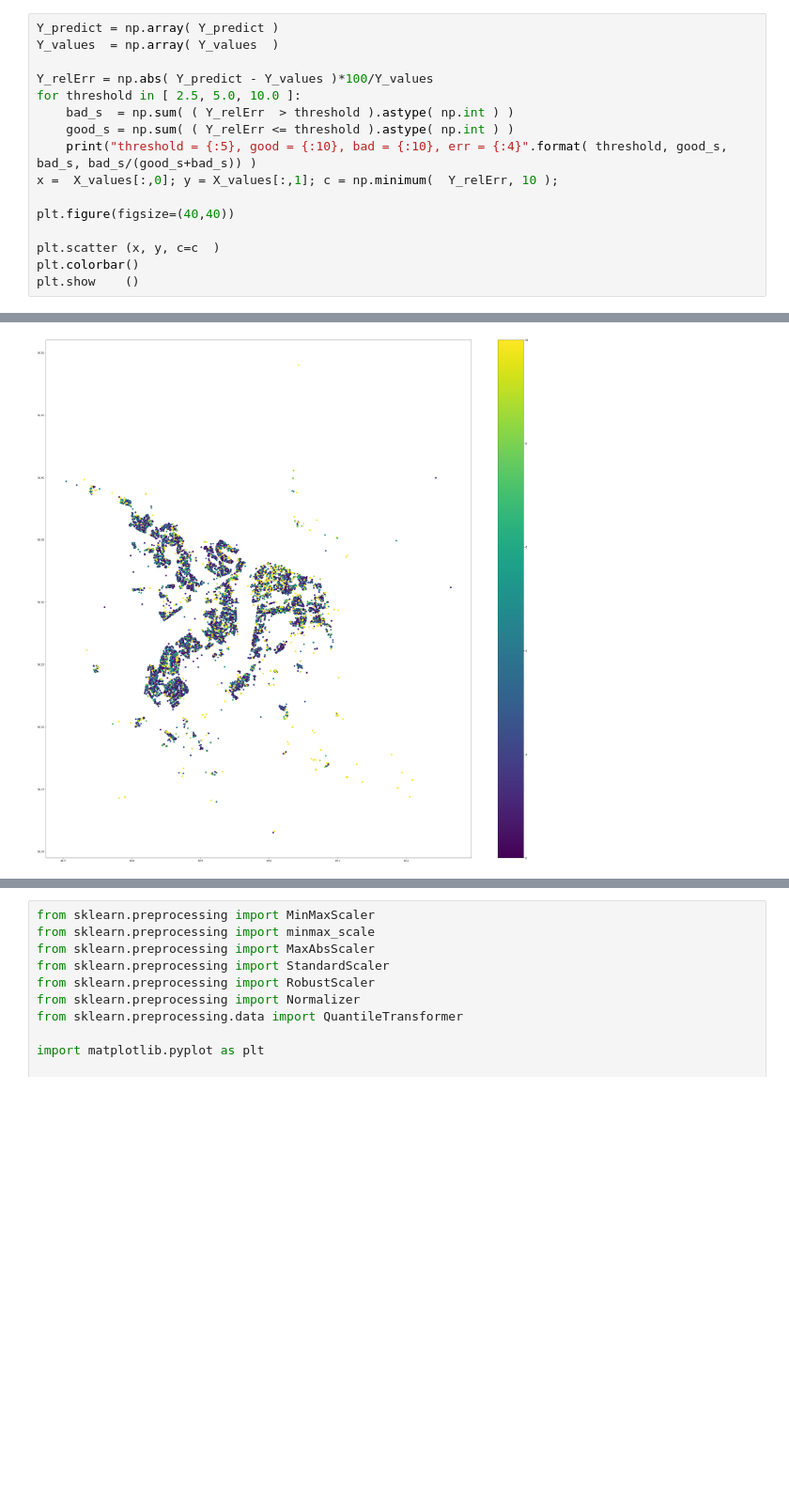
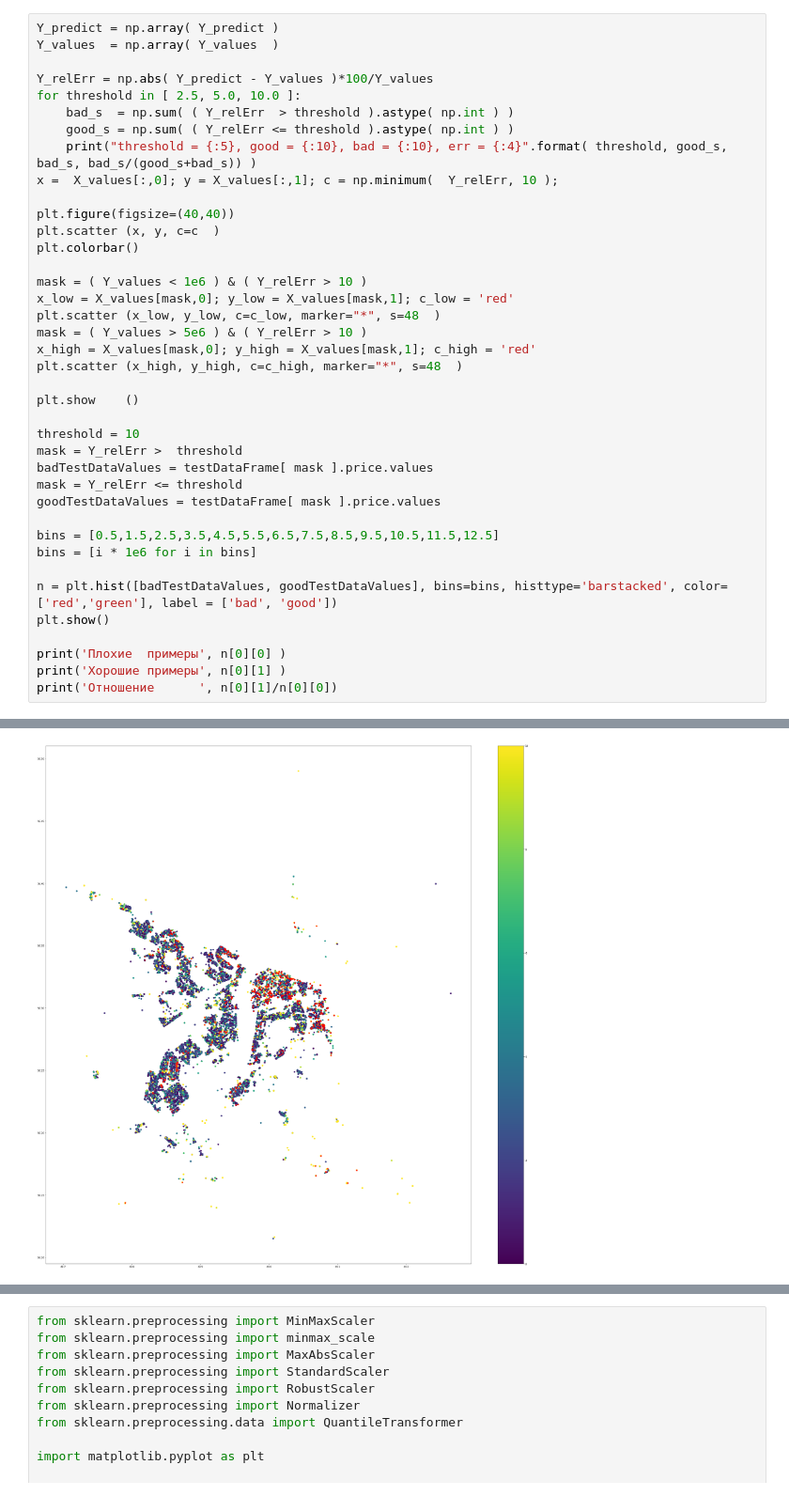
Before and after one commit to SergeyMalashenko/GEO_GID, a Jupyter notebook: checkModel.ipynb, the cells around one changed output, grey strips where cells are left out. Shown at 94% size. Drawn from its saved outputs; the diff is of its cells as text; blank space fills up the shorter version.

```diff
--- a/checkModel.ipynb
+++ b/checkModel.ipynb
@@ -94,8 +106,31 @@ for threshold in [ 2.5, 5.0, 10.0 ]:
 x =  X_values[:,0]; y = X_values[:,1]; c = np.minimum(  Y_relErr, 10 );
 
 plt.figure(figsize=(40,40))
-
 plt.scatter (x, y, c=c  )
 plt.colorbar()
+
+mask = ( Y_values < 1e6 ) & ( Y_relErr > 10 )
+x_low = X_values[mask,0]; y_low = X_values[mask,1]; c_low = 'red'
+plt.scatter (x_low, y_low, c=c_low, marker="*", s=48  )
+mask = ( Y_values > 5e6 ) & ( Y_relErr > 10 )
+x_high = X_values[mask,0]; y_high = X_values[mask,1]; c_high = 'red'
+plt.scatter (x_high, y_high, c=c_high, marker="*", s=48  )
+
 plt.show    ()
+
+threshold = 10
+mask = Y_relErr >  threshold
+badTestDataValues = testDataFrame[ mask ].price.values
+mask = Y_relErr <= threshold
+goodTestDataValues = testDataFrame[ mask ].price.values
+
+bins = [0.5,1.5,2.5,3.5,4.5,5.5,6.5,7.5,8.5,9.5,10.5,11.5,12.5]
+bins = [i * 1e6 for i in bins]
+
+n = plt.hist([badTestDataValues, goodTestDataValues], bins=bins, histtype='barstacked', color=['red','green'], label = ['bad', 'good'])
+plt.show()
+
+print('Плохие  примеры', n[0][0] )
+print('Хорошие примеры', n[0][1] )
+print('Отношение      ', n[0][1]/n[0][0])
 # %% [output]
@@ -105 +140 @@ threshold =  10.0, good =      41674, bad =       4885, err = 0.1049206383298610
-[figure, old version]
+[figure, new version]
```
Also changed, not shown: parts of 6 cells of this notebook, 3 other files.
